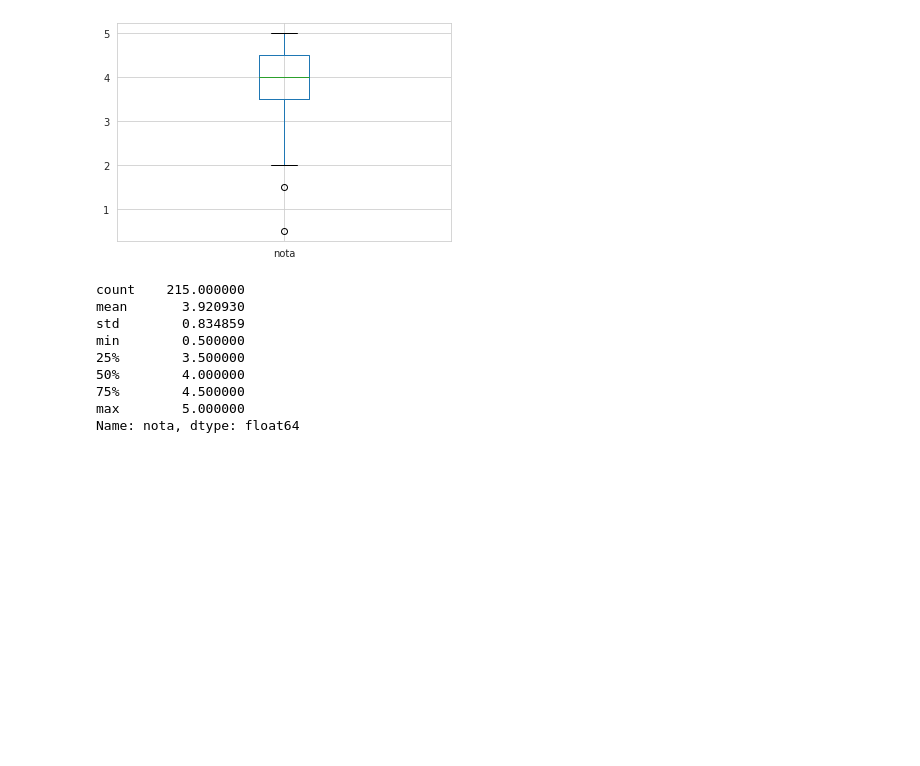
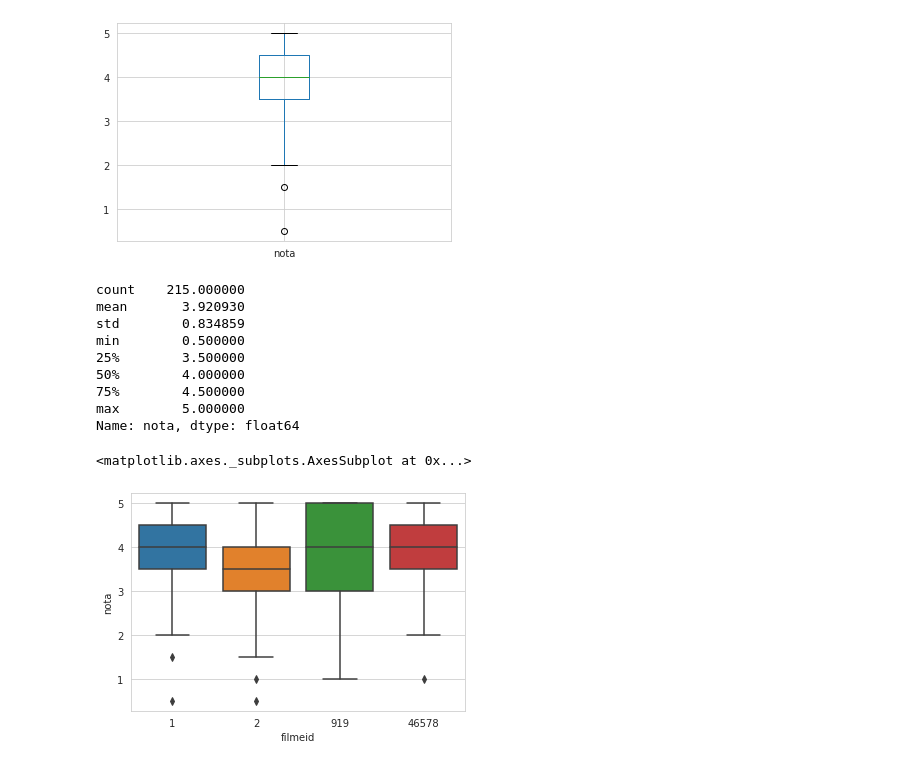
Before and after one commit to lucbueno54/QuarentenaDados, a Jupyter notebook: Untitled0.ipynb, the cells around one changed output. Drawn from its saved outputs; the diff is of its cells as text; code cells hidden in the pictures; blank space fills up the shorter version.

```diff
--- a/Untitled0.ipynb
+++ b/Untitled0.ipynb
@@ -316,3 +316,8 @@ min        0.500000
 75%        4.500000
 max        5.000000
 Name: nota, dtype: float64
+# %%
+sns.boxplot(data = avaliacao.query("filmeid in [1,2,919,46578]"), x ="filmeid", y="nota")
+# %% [output]
+<matplotlib.axes._subplots.AxesSubplot at 0x...>
+[figure, added]
```
